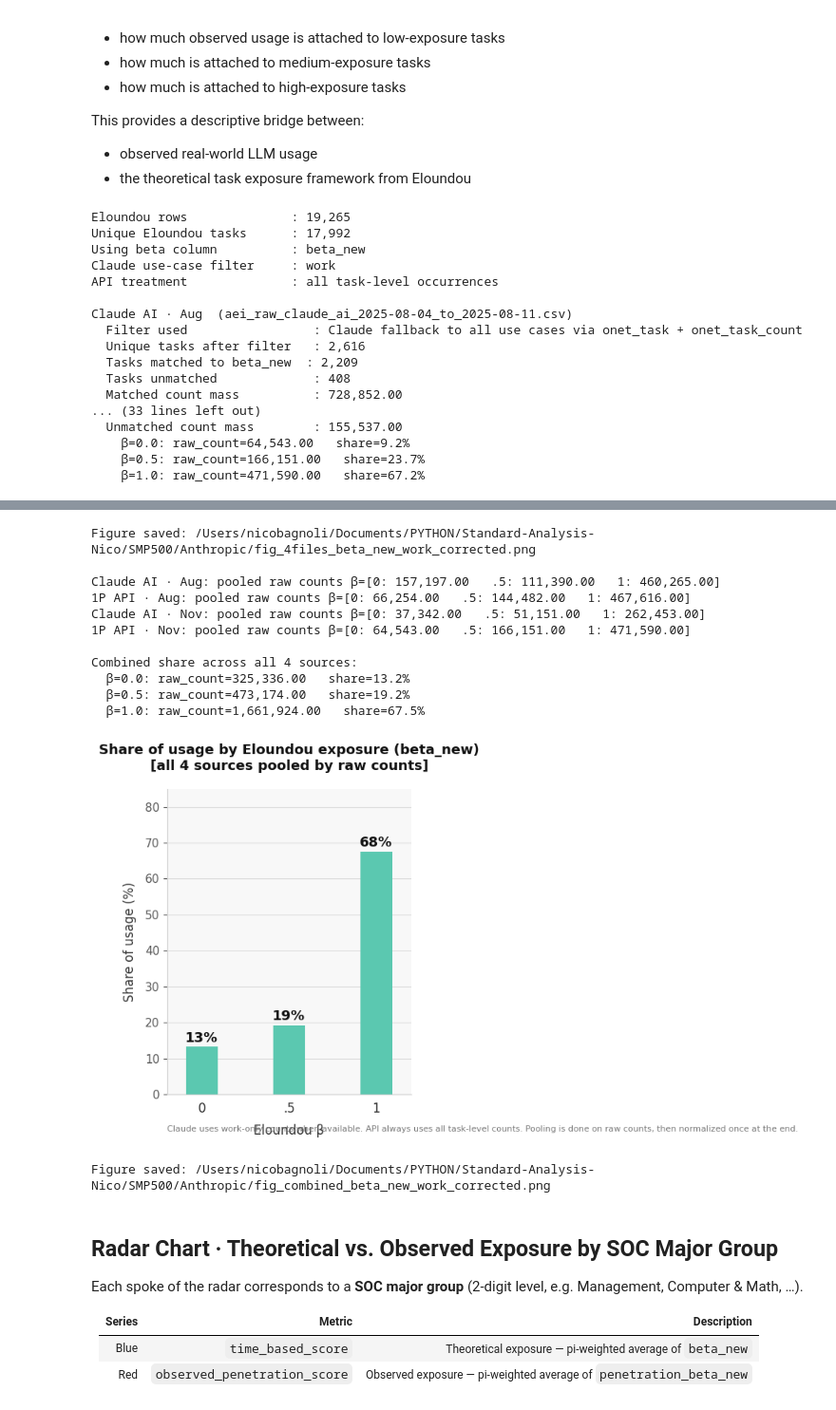
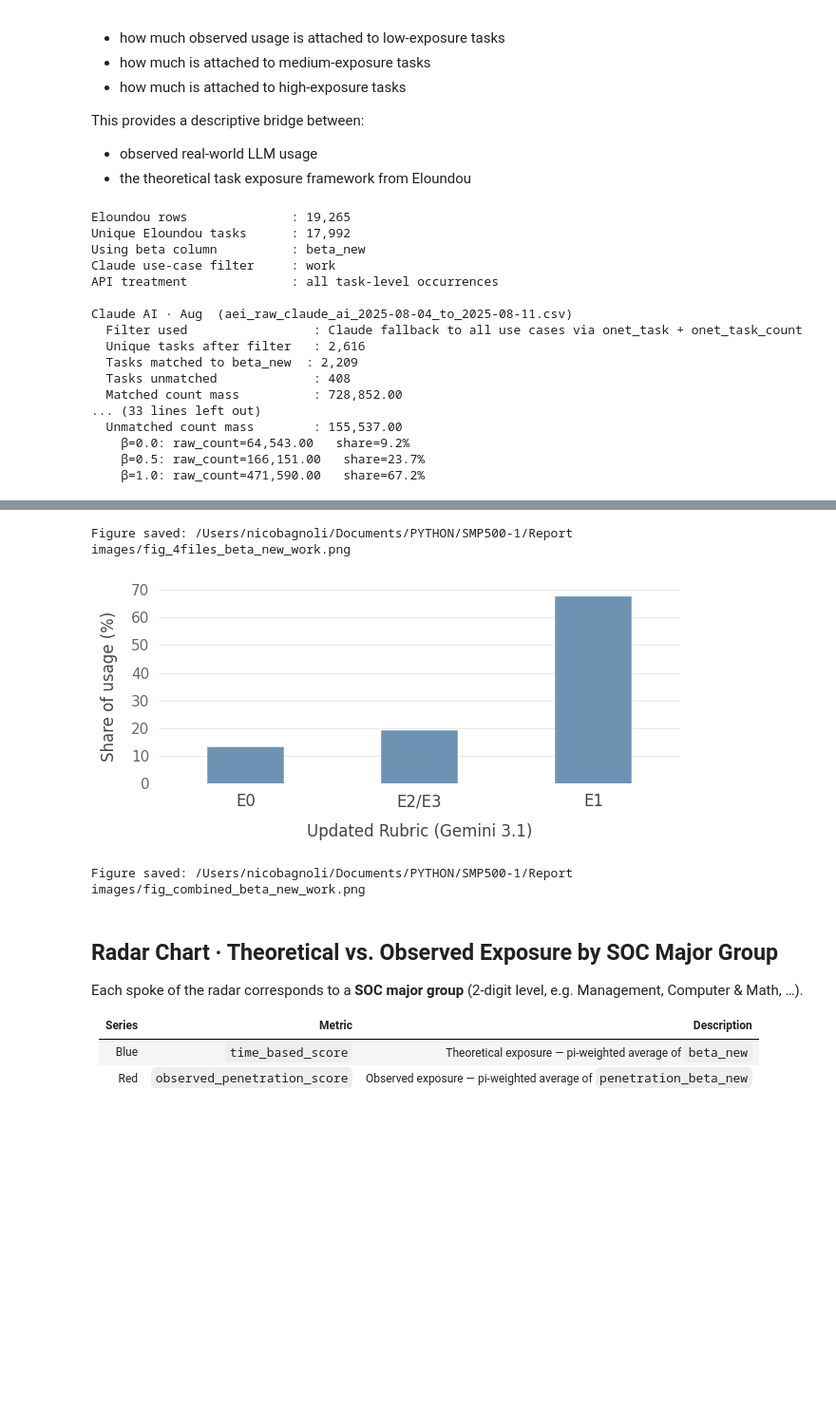
Before and after one commit to MIT-Work-Analytics-Laboratory/SMP500, a Jupyter notebook: 1.2 - Figures_Anthropic.ipynb, the cells around one changed output, grey strips where cells are left out. Shown at 95% size. Cells and saved outputs as stored; diff of their text form; code cells hidden in the pictures; blank space fills up the shorter version.

```diff
--- a/1.2 - Figures_Anthropic.ipynb
+++ b/1.2 - Figures_Anthropic.ipynb
@@ -574,73 +574,60 @@ combined_raw = pd.Series([0.0, 0.0, 0.0], index=[0.0, 0.5, 1.0])
 
 for src in SOURCES:
     combined_raw = combined_raw.add(src["raw_counts"], fill_value=0)
-    print(
-        f"{src['label']}: pooled raw counts \u03b2=[0: {src['raw_counts'][0.0]:,.2f}   "
-        f".5: {src['raw_counts'][0.5]:,.2f}   1: {src['raw_counts'][1.0]:,.2f}]"
-    )
 
 combined_share = combined_raw / combined_raw.sum() * 100 if combined_raw.sum() > 0 else combined_raw.copy()
 
-print("\nCombined share across all 4 sources:")
-for b in [0.0, 0.5, 1.0]:
-    print(f"  \u03b2={b:.1f}: raw_count={combined_raw[b]:,.2f}   share={combined_share[b]:.1f}%")
+# colorway matched to the reference image
+BAR_COLOR = "#6E93B2"
+GRID_COLOR = "#E5E5E5"
+TEXT_COLOR = "#444444"
+TICK_COLOR = "#666666"
 
-NAVY = "#2B2D42"
-
-fig, ax = plt.subplots(figsize=(7, 5.5))
+fig, ax = plt.subplots(figsize=(6.4, 3))   # square
 fig.patch.set_alpha(0)
 ax.set_facecolor("white")
 ax.patch.set_alpha(0.0)
 
 Y_comb = combined_share.values
-bars = ax.bar(X, Y_comb, width=0.22, color=NAVY, zorder=3,
-              edgecolor="white", linewidth=0.5)
+bars = ax.bar(
+    X, Y_comb, width=0.22,
+    color=BAR_COLOR, zorder=3,
+    edgecolor="none", linewidth=0
+)
 
 for bar_rect in bars:
-    bar_rect.set_linewidth(0)
     x0 = bar_rect.get_x()
-    w  = bar_rect.get_width()
-    h  = bar_rect.get_height()
+    w = bar_rect.get_width()
+    h = bar_rect.get_height()
     fancy = mpatches.FancyBboxPatch(
         (x0, 0), w, h,
         boxstyle=mpatches.BoxStyle.Round(pad=0, rounding_size=0.02),
-        facecolor=NAVY, edgecolor="none", zorder=3)
+        facecolor=BAR_COLOR, edgecolor="none", zorder=3
+    )
     ax.add_patch(fancy)
     bar_rect.set_visible(False)
 
-for i, val in enumerate(Y_comb):
-    if val > 0:
-        ax.text(X[i], val + 1.0, f"{val:.0f}%",
-                ha="center", va="bottom",
-                fontsize=13, fontweight="bold", color="#2B2D42")
-
-ax.set_title(
-    f"Share of usage by Eloundou exposure ({BETA_COL})\n"
-    f"[all 4 sources pooled by raw counts]",
-    fontsize=13, fontweight="bold", pad=18, color="#2B2D42",
-)
-ax.set_xlabel("Eloundou \u03b2", fontsize=11, labelpad=8, color="#444444")
-ax.set_ylabel("Share of usage (%)", fontsize=11, labelpad=8, color="#444444")
+# keep x and y, but rename x-axis label
+ax.set_xlabel("Updated Rubric (Gemini 3.1)", fontsize=12, labelpad=10, color=TEXT_COLOR)
+ax.set_ylabel("Share of usage (%)", fontsize=12, labelpad=10, color=TEXT_COLOR)
 
 ax.set_xticks(X)
-ax.set_xticklabels(["0", "0.5", "1"], fontsize=11, color="#444444")
+ax.set_xticklabels(["E0", "E2/E3", "E1"], fontsize=12, color=TEXT_COLOR)
 ax.set_xlim(-0.25, 1.25)
-ax.set_ylim(0, 85)
+ax.set_ylim(0, 70)
 ax.yaxis.set_major_locator(mticker.MultipleLocator(10))
-ax.tick_params(axis="y", labelsize=10, colors="#666666")
+ax.tick_params(axis="y", labelsize=11, colors=TICK_COLOR)
 
-ax.yaxis.grid(True, color="#E5E5E5", linewidth=0.6, zorder=0)
+ax.yaxis.grid(True, color=GRID_COLOR, linewidth=0.6, zorder=0)
 ax.set_axisbelow(True)
+
 for spine in ["top", "right", "left", "bottom"]:
     ax.spines[spine].set_visible(False)
+
 ax.tick_params(axis="x", bottom=False)
 ax.tick_params(axis="y", left=False)
 
-ax.annotate(
-    "Claude uses work-only counts when available. API always uses all task-level counts. "
-    "Pooling is done on raw counts, then normalized once at the end.",
-    xy=(0, -0.1), xycoords="axes fraction", fontsize=7.5, color="#999999", va="top"
-)
+# no title, no annotations, no value labels
 
 plt.tight_layout()
 plt.savefig(OUTPUT_FIG_COMBINED, dpi=200, bbox_inches="tight", transparent=True)
@@ -668,16 +655,6 @@ Claude AI · Aug  (aei_raw_claude_ai_2025-08-04_to_2025-08-11.csv)
-Figure saved: /Users/nicobagnoli/Documents/PYTHON/Standard-Analysis-Nico/SMP500/Anthropic/fig_4files_beta_new_work_corrected.png
-
-Claude AI · Aug: pooled raw counts β=[0: 157,197.00   .5: 111,390.00   1: 460,265.00]
-1P API · Aug: pooled raw counts β=[0: 66,254.00   .5: 144,482.00   1: 467,616.00]
-Claude AI · Nov: pooled raw counts β=[0: 37,342.00   .5: 51,151.00   1: 262,453.00]
-1P API · Nov: pooled raw counts β=[0: 64,543.00   .5: 166,151.00   1: 471,590.00]
-
-Combined share across all 4 sources:
-  β=0.0: raw_count=325,336.00   share=13.2%
-  β=0.5: raw_count=473,174.00   share=19.2%
-  β=1.0: raw_count=1,661,924.00   share=67.5%
+Figure saved: /Users/nicobagnoli/Documents/PYTHON/SMP500-1/Report images/fig_4files_beta_new_work.png
-[figure, old version]
+[figure, new version]
-Figure saved: /Users/nicobagnoli/Documents/PYTHON/Standard-Analysis-Nico/SMP500/Anthropic/fig_combined_beta_new_work_corrected.png
+Figure saved: /Users/nicobagnoli/Documents/PYTHON/SMP500-1/Report images/fig_combined_beta_new_work.png
 # %% [markdown]
 ## Radar Chart · Theoretical vs. Observed Exposure by SOC Major Group
 
```
Also changed, not shown: parts of 4 cells of this notebook, 13 other files.
